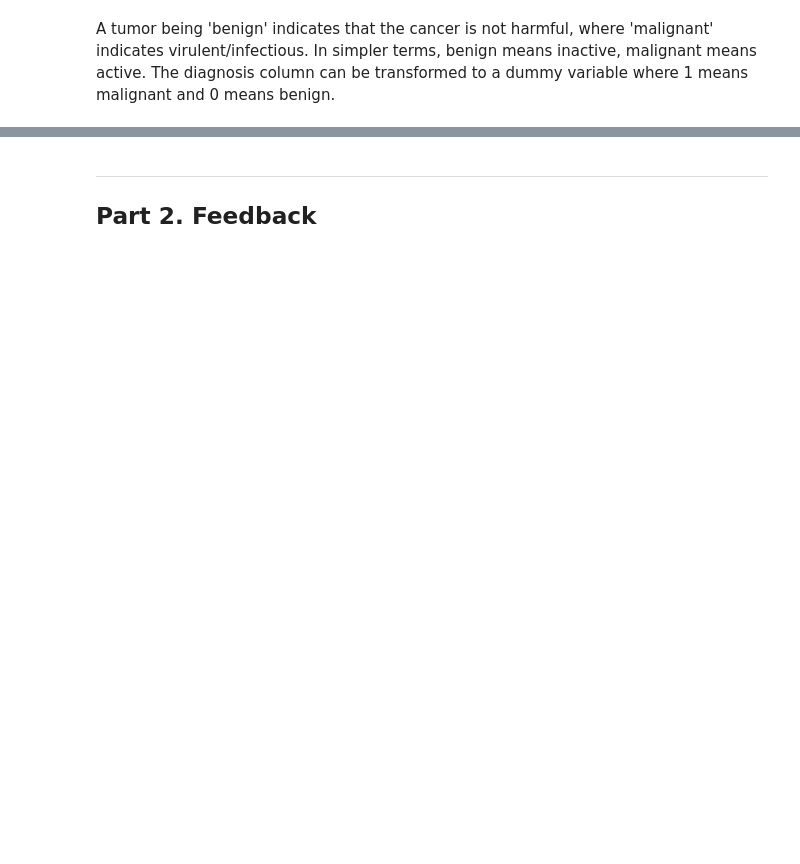
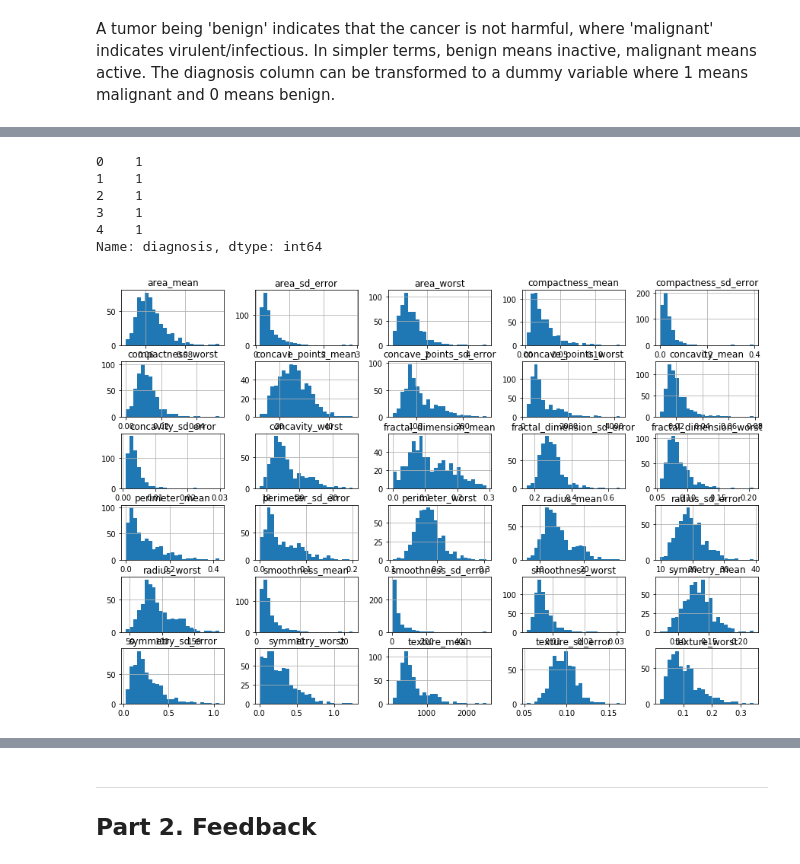
Before and after one commit to hank-butler/GenAssembly, a Jupyter notebook: hbutler_general_assembly.ipynb, the cells around one changed output, grey strips where cells are left out. Cells and saved outputs as stored; diff of their text form; code cells hidden in the pictures; blank space fills up the shorter version.

```diff
--- a/hbutler_general_assembly.ipynb
+++ b/hbutler_general_assembly.ipynb
@@ -161,0 +243,3 @@ df['diagnosis'].value_counts()
+# %%
+X = df.drop(['ID', 'diagnosis'], axis = 1)
+y = df['diagnosis']
@@ -161,0 +256,15 @@ df['diagnosis'].value_counts()
+# %%
+y.head()
+# %% [output]
+0    1
+1    1
+2    1
+3    1
+4    1
+Name: diagnosis, dtype: int64
+# %%
+# histogram of different features to see distributions
+X.hist(bins = 25, figsize = (15, 10))
+plt.show();
+# %% [output]
+[figure, added]
```
Also changed, not shown: parts of 68 cells of this notebook.
